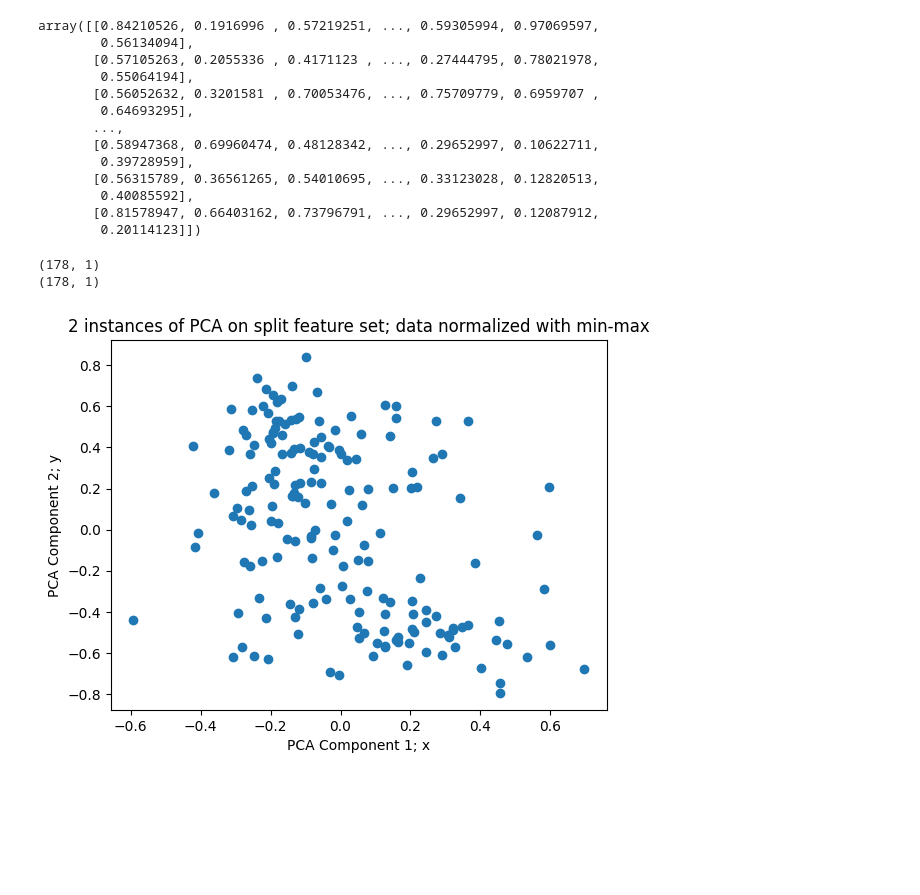
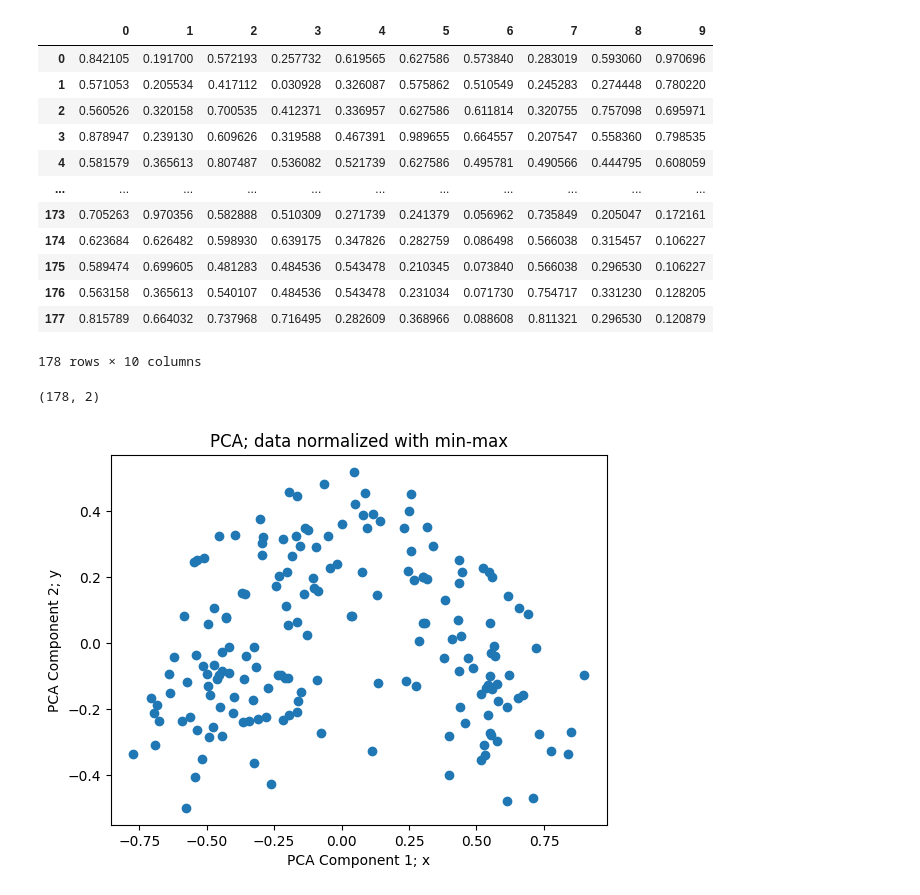
Before and after one commit to mikey-joyce/Unsupervised-Learning, a Jupyter notebook: final_project/src/main.ipynb, the cells around one changed output. Drawn from its saved outputs; the diff is of its cells as text; code cells hidden in the pictures; blank space fills up the shorter version.

```diff
--- a/final_project/src/main.ipynb
+++ b/final_project/src/main.ipynb
@@ -10,8 +14,12 @@ from PCM import PCM
 # import pyclustertend
 # %%
 data = pd.read_csv('../data/wine-clustering.csv')
-cols = ['Color_Intensity', 'Hue']
+cols = ['Color_Intensity', 'Hue', 'Proline']
 data = data.drop(columns=cols)
+
+original = data.copy()
+# print(original)
+
 data
 # %% [output]
 |  | Alcohol | Malic_Acid | Ash | Ash_Alcanity | Magnesium | Total_Phenols | Flavanoids | ... |
@@ -30,43 +87,37 @@ data
 # %%
 scaler = MinMaxScaler()
 data = scaler.fit_transform(data)
+data = pd.DataFrame(data)
 data
 # %% [output]
+|  | 0 | 1 | 2 | 3 | 4 | 5 | 6 | 7 | 8 | 9 |
+| 0 | 0.842105 | 0.191700 | 0.572193 | 0.257732 | 0.619565 | 0.627586 | 0.573840 | 0.283019 | 0.593060 | 0.970696 |
+| 1 | 0.571053 | 0.205534 | 0.417112 | 0.030928 | 0.326087 | 0.575862 | 0.510549 | 0.245283 | 0.274448 | 0.780220 |
+| 2 | 0.560526 | 0.320158 | 0.700535 | 0.412371 | 0.336957 | 0.627586 | 0.611814 | 0.320755 | 0.757098 | 0.695971 |
+| 3 | 0.878947 | 0.239130 | 0.609626 | 0.319588 | 0.467391 | 0.989655 | 0.664557 | 0.207547 | 0.558360 | 0.798535 |
+| 4 | 0.581579 | 0.365613 | 0.807487 | 0.536082 | 0.521739 | 0.627586 | 0.495781 | 0.490566 | 0.444795 | 0.608059 |
+| ... | ... | ... | ... | ... | ... | ... | ... | ... | ... | ... |
+| 173 | 0.705263 | 0.970356 | 0.582888 | 0.510309 | 0.271739 | 0.241379 | 0.056962 | 0.735849 | 0.205047 | 0.172161 |
+| 174 | 0.623684 | 0.626482 | 0.598930 | 0.639175 | 0.347826 | 0.282759 | 0.086498 | 0.566038 | 0.315457 | 0.106227 |
+| 175 | 0.589474 | 0.699605 | 0.481283 | 0.484536 | 0.543478 | 0.210345 | 0.073840 | 0.566038 | 0.296530 | 0.106227 |
+| 176 | 0.563158 | 0.365613 | 0.540107 | 0.484536 | 0.543478 | 0.231034 | 0.071730 | 0.754717 | 0.331230 | 0.128205 |
+| 177 | 0.815789 | 0.664032 | 0.737968 | 0.716495 | 0.282609 | 0.368966 | 0.088608 | 0.811321 | 0.296530 | 0.120879 |
-array([[0.84210526, 0.1916996 , 0.57219251, ..., 0.59305994, 0.97069597,
-        0.56134094],
-       [0.57105263, 0.2055336 , 0.4171123 , ..., 0.27444795, 0.78021978,
-        0.55064194],
-       [0.56052632, 0.3201581 , 0.70053476, ..., 0.75709779, 0.6959707 ,
-        0.64693295],
-       ...,
-       [0.58947368, 0.69960474, 0.48128342, ..., 0.29652997, 0.10622711,
-        0.39728959],
-       [0.56315789, 0.36561265, 0.54010695, ..., 0.33123028, 0.12820513,
-        0.40085592],
-       [0.81578947, 0.66403162, 0.73796791, ..., 0.29652997, 0.12087912,
-        0.20114123]])
+178 rows × 10 columns
 # %%
-pca1 = PCA(n_components=1)
-X_pca1 = pca1.fit_transform(data[:, :5])
+pca = PCA(n_components=2)
+X_pca = pca.fit_transform(data)
 
-pca2 = PCA(n_components=1)
-X_pca2 = pca2.fit_transform(data[:, 5:])
-
-print(X_pca1.shape)
-print(X_pca2.shape)
-
-pca_features = np.vstack((X_pca1.flatten(), X_pca2.flatten())).T
+print(X_pca.shape)
 
 colors = ListedColormap(['#ff0000', '#00ff00', '#1700ff'])
 
-plt.scatter(pca_features[:, 0], pca_features[:, 1], cmap=colors)
+plt.scatter(X_pca[:, 0], X_pca[:, 1], cmap=colors)
 ax = plt.gca()
 ax.ticklabel_format(useOffset=False)
 ax.set_xlabel("PCA Component 1; x")
 ax.set_ylabel("PCA Component 2; y")
-plt.title("2 instances of PCA on split feature set; data normalized with min-max")
+plt.title("PCA; data normalized with min-max")
 plt.show()
 # %% [output]
-(178, 1)
-(178, 1)
+(178, 2)
-[figure, old version]
+[figure, new version]
```
Also changed, not shown: parts of 15 cells of this notebook, 5 other files.
